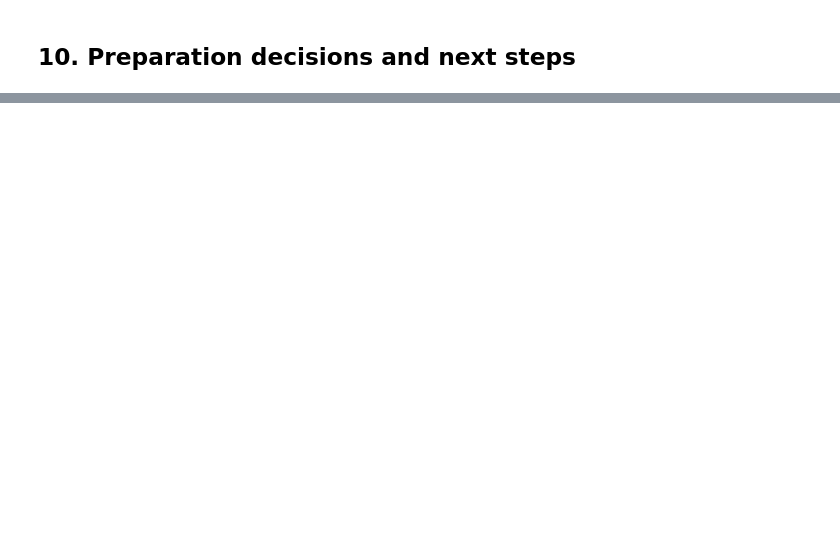
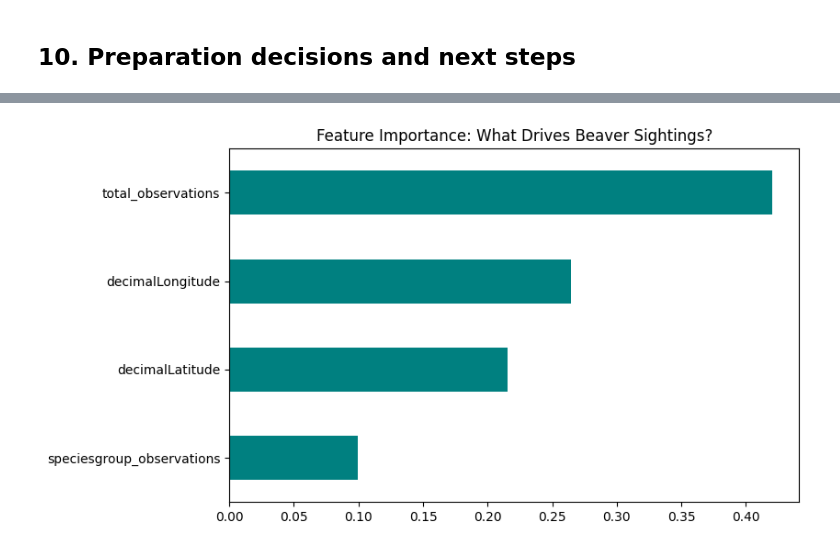
Before and after one commit to Shifu-boop/DSAI-Check-in-1, a Jupyter notebook: Check-in-1/Checkin-1.ipynb, the cells around one changed output, grey strips where cells are left out. Cells and saved outputs as stored; diff of their text form; code cells hidden in the pictures; blank space fills up the shorter version.

```diff
--- a/Check-in-1/Checkin-1.ipynb
+++ b/Check-in-1/Checkin-1.ipynb
@@ -449,0 +555,31 @@ In conclusion, The heatmap indicates that there are no strong linear correlation
+# %%
+from sklearn.ensemble import RandomForestRegressor
+from sklearn.model_selection import train_test_split
+
+# 1. Clean Data: Remove negatives, NaNs, and Infinities
+# We filter for only 0 or higher sightings
+df_clean = df[df['Castor fiber'] >= 0].dropna(subset=['target_transformed', 'total_observations'])
+
+# 2. Sampling: 12.5 million rows is too big for a quick baseline.
+# We take 100,000 random rows to make it fast and clean.
+df_sample = df_clean.sample(n=100000, random_state=42)
+
+# 3. Set Features (X) and Target (y)
+X = df_sample[['decimalLatitude', 'decimalLongitude', 'total_observations', 'speciesgroup_observations']]
+y = df_sample['target_transformed']
+
+# 4. Split data
+X_train, X_test, y_train, y_test = train_test_split(X, y, test_size=0.2, random_state=42)
+
+# 5. Train the Model (n_estimators reduced for speed)
+model = RandomForestRegressor(n_estimators=50, random_state=42, n_jobs=-1)
+model.fit(X_train, y_train)
+
+# 6. Show results
+plt.figure(figsize=(8, 5))
+importance = pd.Series(model.feature_importances_, index=X.columns).sort_values()
+importance.plot(kind='barh', color='teal')
+plt.title("Feature Importance: What Drives Beaver Sightings?")
+plt.show()
+# %% [output]
+[figure, added]
```
Also changed, not shown: parts of 10 cells of this notebook.
